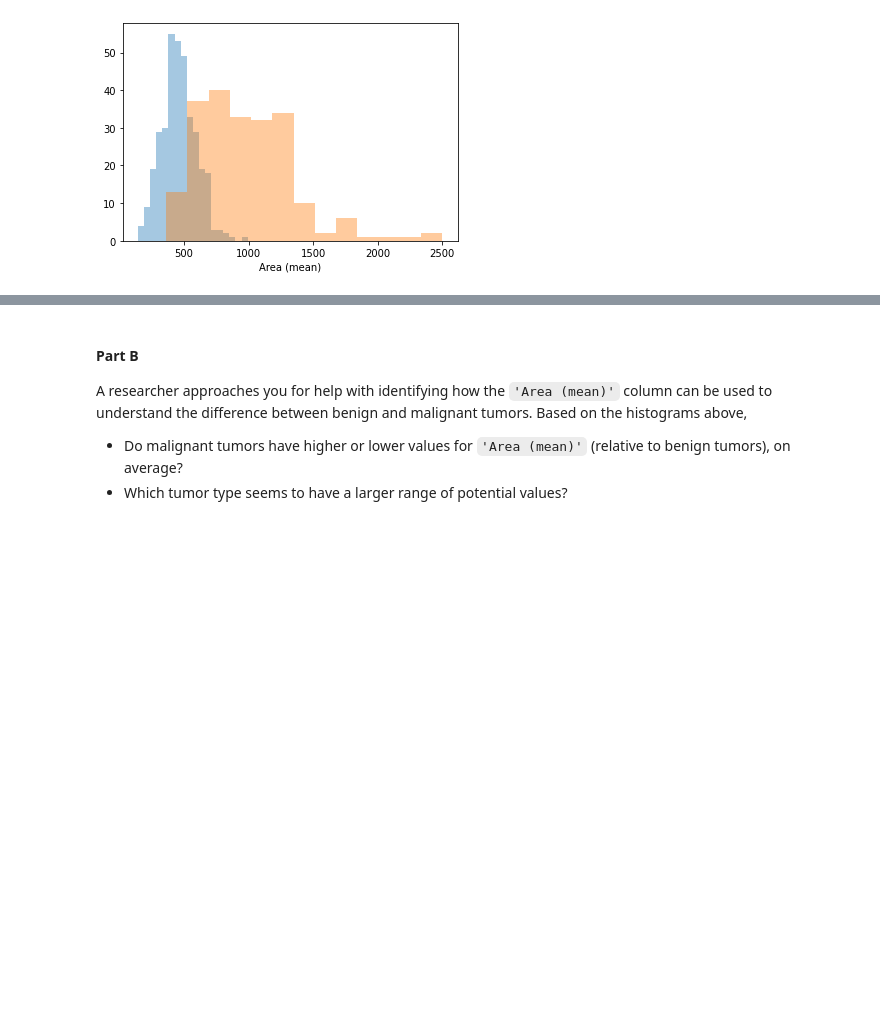
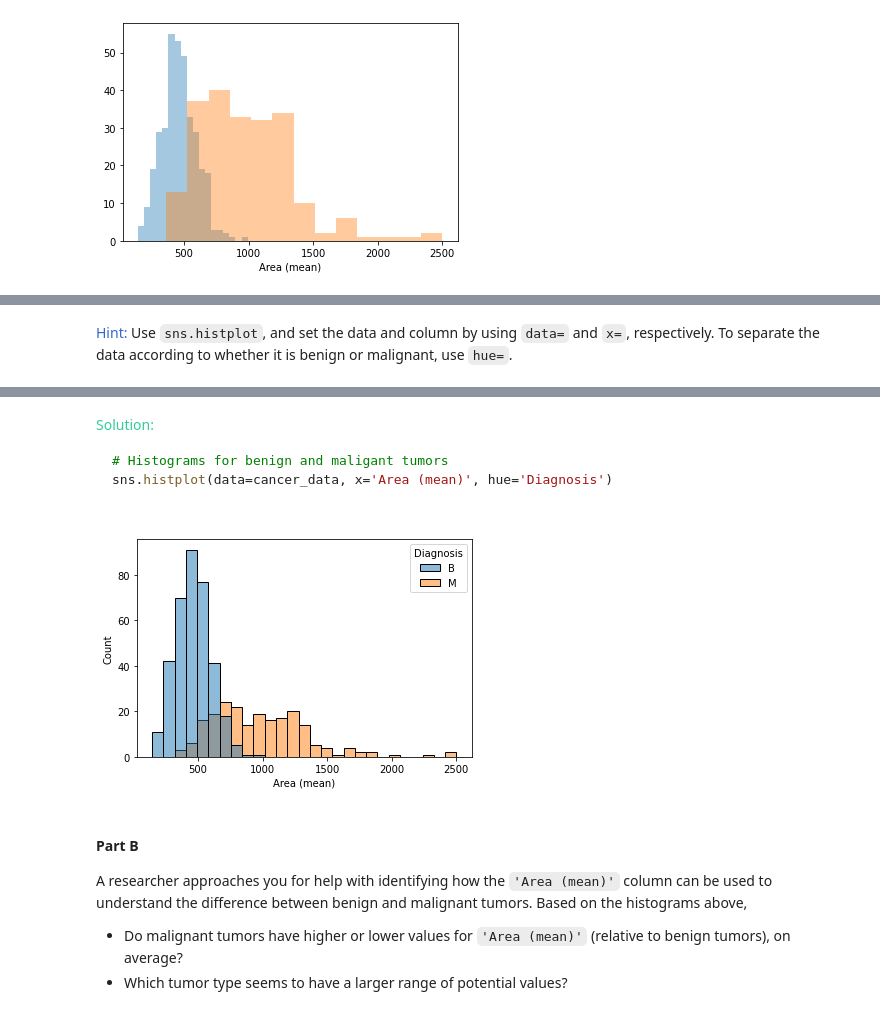
Before and after one commit to saritha28/Email-Spam-filter-using-Navies-Bayes, a Jupyter notebook: exercise-distributions.ipynb, the cells around one changed output, grey strips where cells are left out. Drawn from its saved outputs; the diff is of its cells as text; code cells hidden in the pictures; blank space fills up the shorter version.

````diff
--- a/exercise-distributions.ipynb
+++ b/exercise-distributions.ipynb
@@ -148,5 +152,6 @@ step_3.a.check()
 [figure]
 # %%
 # Lines below will give you a hint or solution code
-#step_3.a.hint()
-#step_3.a.solution_plot()
+step_3.a.hint()
+step_3.a.solution_plot()
+# %% [output]
@@ -152,0 +159 @@ step_3.a.check()
+<span style="color:#3366cc">Hint:</span> Use `sns.histplot`, and set the data and column by using `data=` and `x=`, respectively. To separate the data according to whether it is benign or malignant, use `hue=`.
@@ -153,3 +161,10 @@ step_3.a.check()
+<span style="color:#33cc99">Solution:</span>
+```python
+# Histograms for benign and maligant tumors
+sns.histplot(data=cancer_data, x='Area (mean)', hue='Diagnosis')
+
+```
+[figure, added]
 # %% [markdown]
 #### Part B
 
````
Also changed, not shown: parts of 6 cells of this notebook.
